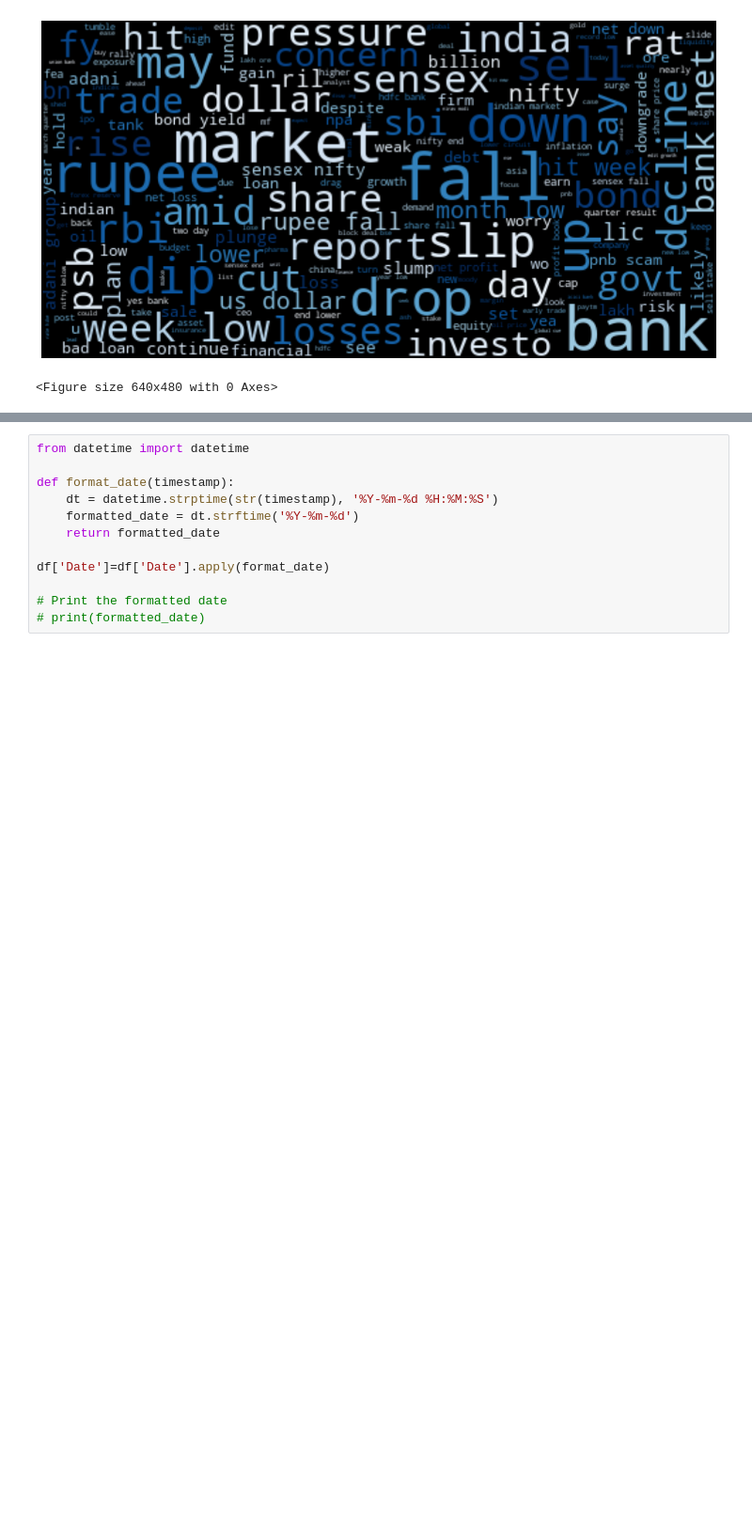
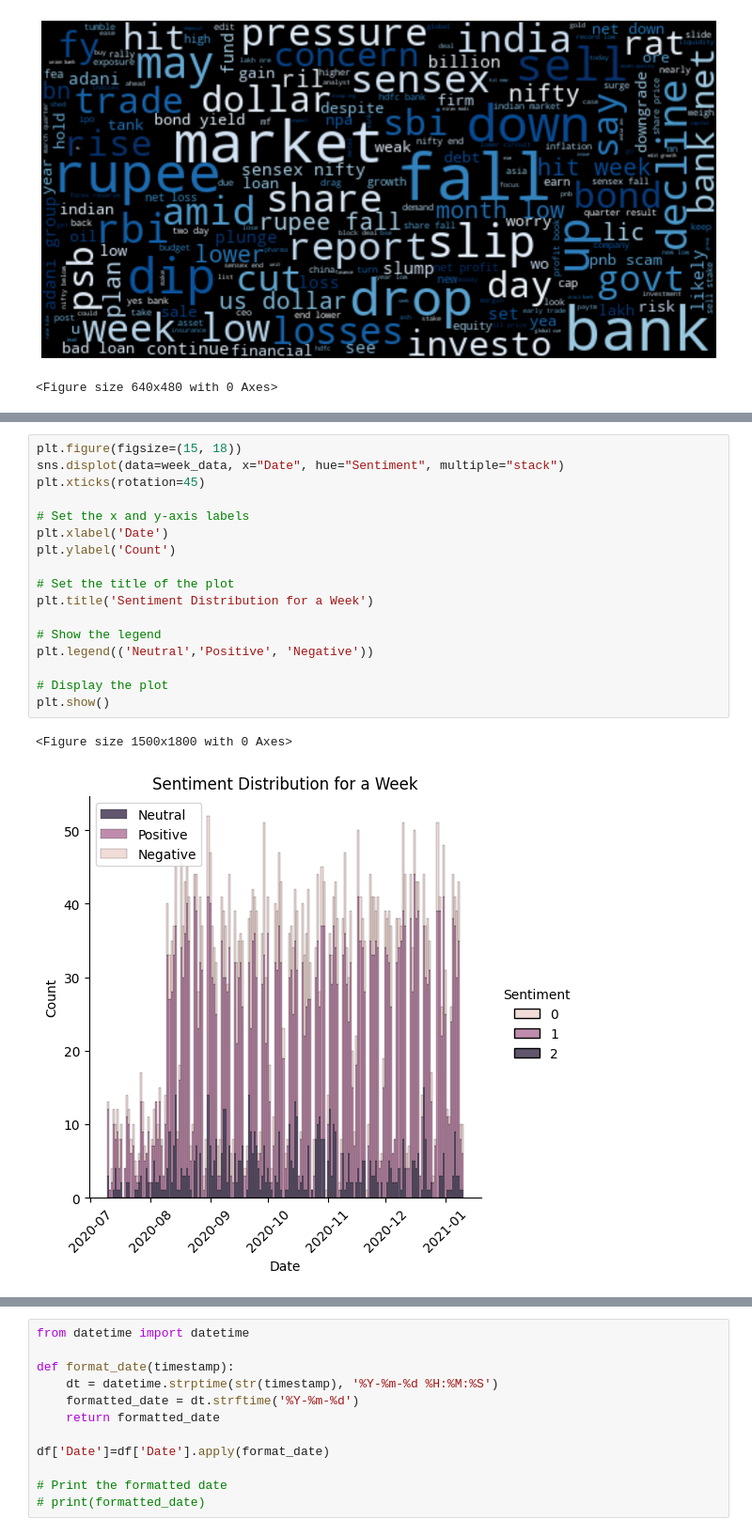
Before and after one commit to KingDEV22/Stock-Analysis, a Jupyter notebook: Stock_data_analysis.ipynb, the cells around one changed output, grey strips where cells are left out. Shown at 94% size. Drawn from its saved outputs; the diff is of its cells as text; blank space fills up the shorter version.

```diff
--- a/Stock_data_analysis.ipynb
+++ b/Stock_data_analysis.ipynb
@@ -188,0 +433,20 @@ plt.show()
+# %%
+plt.figure(figsize=(15, 18))
+sns.displot(data=week_data, x="Date", hue="Sentiment", multiple="stack")
+plt.xticks(rotation=45)
+
+# Set the x and y-axis labels
+plt.xlabel('Date')
+plt.ylabel('Count')
+
+# Set the title of the plot
+plt.title('Sentiment Distribution for a Week')
+
+# Show the legend
+plt.legend(('Neutral','Positive', 'Negative'))
+
+# Display the plot
+plt.show()
+# %% [output]
+<Figure size 1500x1800 with 0 Axes>
+[figure, added]
```
Also changed, not shown: parts of 36 cells of this notebook, 8 other files.
